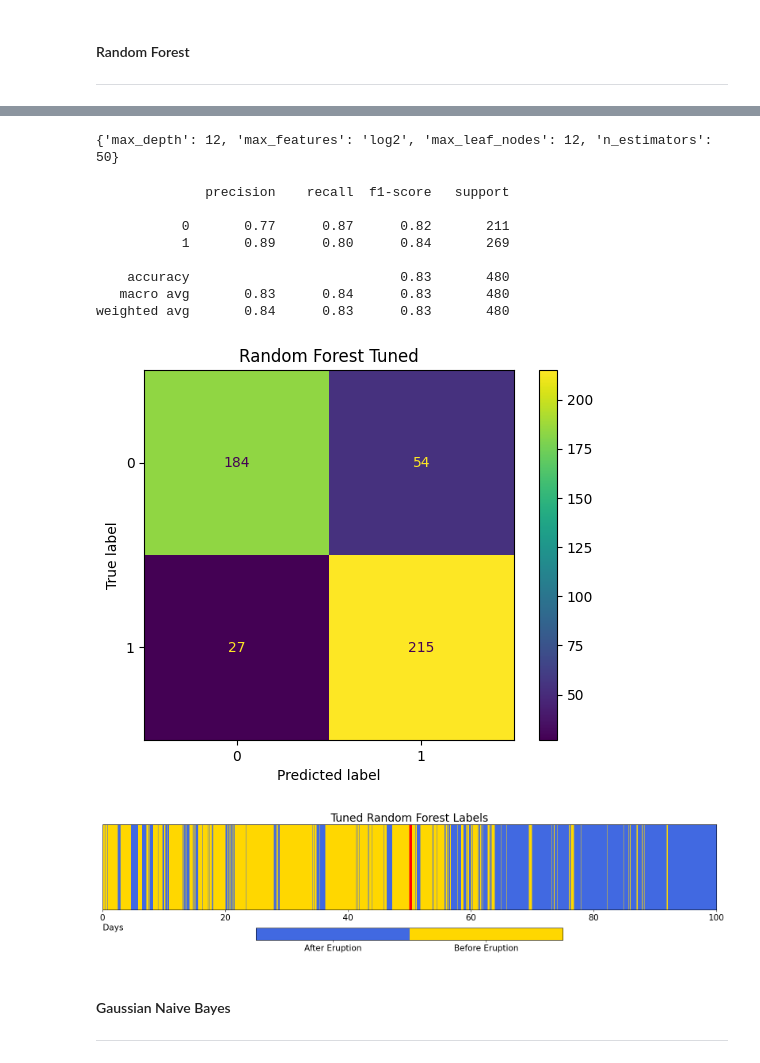
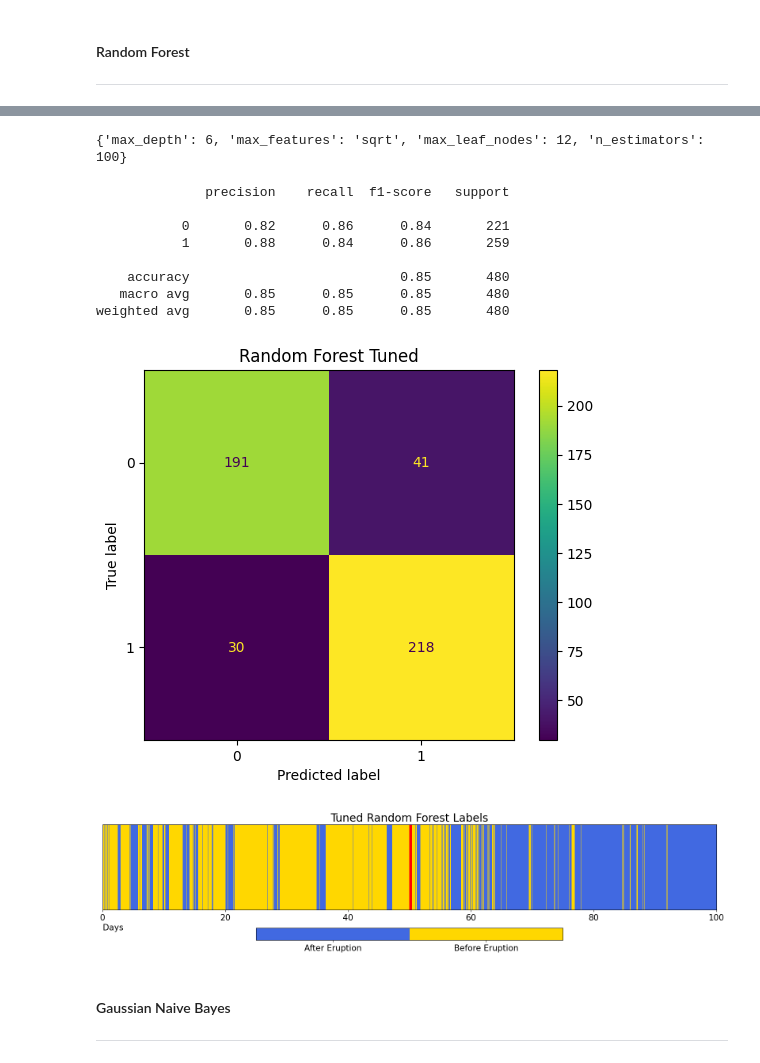
Before and after one commit to UW-MLGEO/MLGEO2024_Geldingadalir, a Jupyter notebook: notebooks/Classic_ML/Classic_ML.ipynb, the cells around one changed output, grey strips where cells are left out. Saved outputs shown, nothing was run; the diff lists cells and outputs as text; code cells hidden in the pictures.

```diff
--- a/notebooks/Classic_ML/Classic_ML.ipynb
+++ b/notebooks/Classic_ML/Classic_ML.ipynb
@@ -27,7 +27,7 @@ from sklearn.metrics import silhouette_samples, silhouette_score, homogeneity_sc
     fowlkes_mallows_score, classification_report, confusion_matrix, ConfusionMatrixDisplay
 from sklearn.model_selection import cross_val_score
 # %%
-filepath = '/'.join(os.getcwd().split('/')[0:-1]) + '/data/ai_ready/statistics.csv'
+filepath = '/'.join(os.getcwd().split('/')[0:-1]) + '/data/ai_ready/sitkin_statistics.csv'
 df = pd.read_csv(filepath_or_buffer=filepath)
 df.head(3)
 # %% [output]
@@ -235,3 +236,6 @@ Y = true_labels
 #same features list
 features = df_final.keys().to_numpy()
 features
+
+#set random state for all models (for reproducibility)
+state = 42
@@ -282,6 +355,6 @@ print(grid_search.best_params_)
 # %%
 #use ideal parameters and test model
-knn_tuned = KNeighborsClassifier(n_neighbors=14)
+knn_tuned = KNeighborsClassifier(n_neighbors=7)
 knn_tuned.fit(X_train, Y_train)
 y_pred_grid = knn_tuned.predict(X_test)
 print(classification_report(y_pred_grid, Y_test))
@@ -362,35 +435,36 @@ param_grid = {
     'max_leaf_nodes': [3, 6, 9, 12]}
 
 #Run grid search and print optimal settings
-grid_search = GridSearchCV(RandomForestClassifier(),
+grid_search = GridSearchCV(rf,
                            param_grid=param_grid, cv=5)
 grid_search.fit(X_train, Y_train)
 print(grid_search.best_params_)
 # %% [output]
-{'max_depth': 12, 'max_features': 'log2', 'max_leaf_nodes': 12, 'n_estimators': 50}
+{'max_depth': 6, 'max_features': 'sqrt', 'max_leaf_nodes': 12, 'n_estimators': 100}
 # %%
 #use ideal parameters and test model
-rf_tuned = RandomForestClassifier(max_depth=12,
-                                    max_features="log2",
+rf_tuned = RandomForestClassifier(max_depth=6,
+                                    max_features="sqrt",
                                     max_leaf_nodes=12,
-                                    n_estimators=50)
+                                    n_estimators=100,
+                                    random_state=state)
 rf_tuned.fit(X_train, Y_train)
 y_pred_grid = rf_tuned.predict(X_test)
 print(classification_report(y_pred_grid, Y_test))
 
 rf_dict = classification_report(Y_test, y_pred_grid, output_dict=True)
 ConfusionMatrixDisplay(confusion_matrix(Y_test, y_pred_grid)).plot()
 plt.title('Random Forest Tuned');
 # %% [output]
               precision    recall  f1-score   support
 
-           0       0.77      0.87      0.82       211
-           1       0.89      0.80      0.84       269
+           0       0.82      0.86      0.84       221
+           1       0.88      0.84      0.86       259
 
-    accuracy                           0.83       480
-   macro avg       0.83      0.84      0.83       480
-weighted avg       0.84      0.83      0.83       480
+    accuracy                           0.85       480
+   macro avg       0.85      0.85      0.85       480
+weighted avg       0.85      0.85      0.85       480
-[figure, old version]
+[figure, new version]
 # %%
 #plot model's predictions over whole time series
 times = np.arange(len(df_final)+1) / 24 #time in days
@@ -416,7 +490,7 @@ ax.tick_params(axis='x', labelsize=15)
 ax.tick_params(axis='y', which='both', left=False, labelleft=False)
 cbar.set_ticks(ticks=[0.25,0.75], labels=['After Eruption', 'Before Eruption'], fontsize=15);
 # %% [output]
-[figure, old version]
+[figure, new version]
 # %% [markdown]
 #### Gaussian Naive Bayes
 -----------
```
Also changed, not shown: parts of 35 cells of this notebook, 2 other files.
